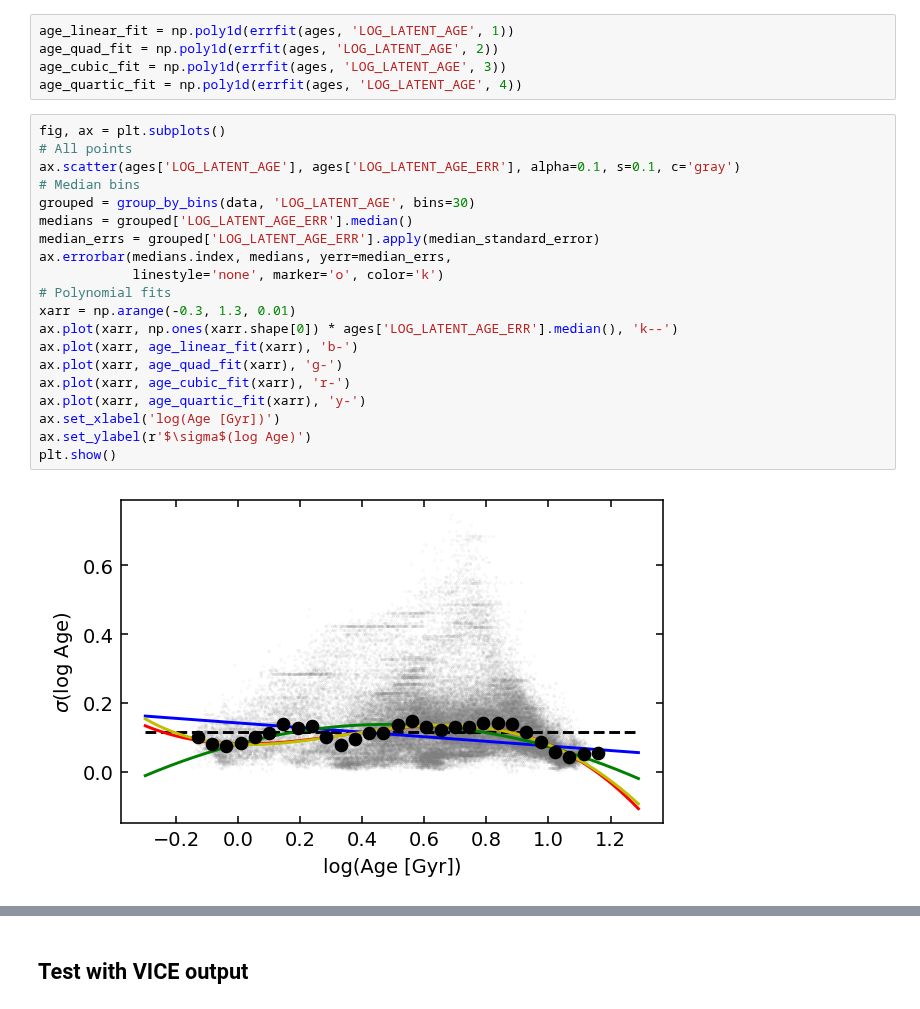
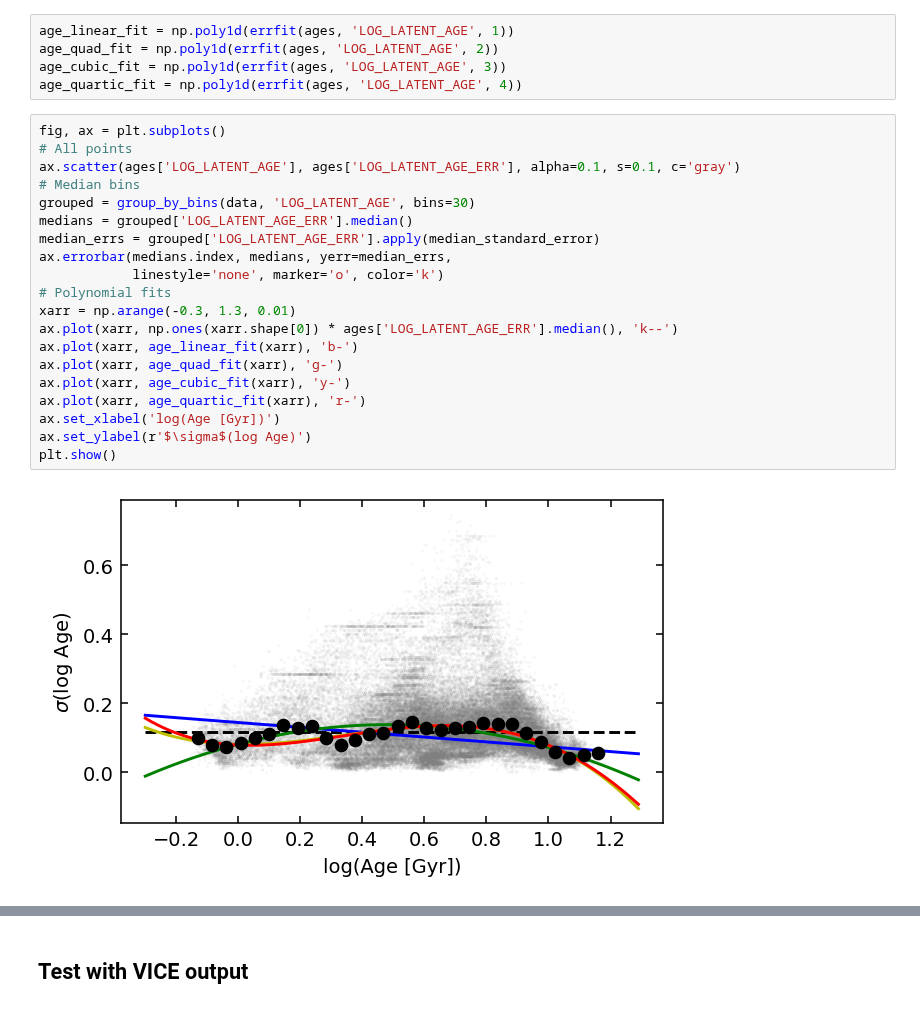
Before and after one commit to lodubay/galactic-dtd, a Jupyter notebook: notebooks/abundance_uncertainty.ipynb, the cells around one changed output, grey strips where cells are left out. Drawn from its saved outputs; the diff is of its cells as text.

```diff
--- a/notebooks/abundance_uncertainty.ipynb
+++ b/notebooks/abundance_uncertainty.ipynb
@@ -209,25 +209,25 @@ age_quartic_fit = np.poly1d(errfit(ages, 'LOG_LATENT_AGE', 4))
 # %%
 fig, ax = plt.subplots()
 # All points
 ax.scatter(ages['LOG_LATENT_AGE'], ages['LOG_LATENT_AGE_ERR'], alpha=0.1, s=0.1, c='gray')
 # Median bins
 grouped = group_by_bins(data, 'LOG_LATENT_AGE', bins=30)
 medians = grouped['LOG_LATENT_AGE_ERR'].median()
 median_errs = grouped['LOG_LATENT_AGE_ERR'].apply(median_standard_error)
 ax.errorbar(medians.index, medians, yerr=median_errs,
             linestyle='none', marker='o', color='k')
 # Polynomial fits
 xarr = np.arange(-0.3, 1.3, 0.01)
 ax.plot(xarr, np.ones(xarr.shape[0]) * ages['LOG_LATENT_AGE_ERR'].median(), 'k--')
 ax.plot(xarr, age_linear_fit(xarr), 'b-')
 ax.plot(xarr, age_quad_fit(xarr), 'g-')
-ax.plot(xarr, age_cubic_fit(xarr), 'r-')
-ax.plot(xarr, age_quartic_fit(xarr), 'y-')
+ax.plot(xarr, age_cubic_fit(xarr), 'y-')
+ax.plot(xarr, age_quartic_fit(xarr), 'r-')
 ax.set_xlabel('log(Age [Gyr])')
 ax.set_ylabel(r'$\sigma$(log Age)')
 plt.show()
 # %% [output]
-[figure, old version]
+[figure, new version]
 # %%
 log_age_err_fit = age_cubic_fit
 print(log_age_err_fit)
```
Also changed, not shown: parts of 17 cells of this notebook, 3 other files.
